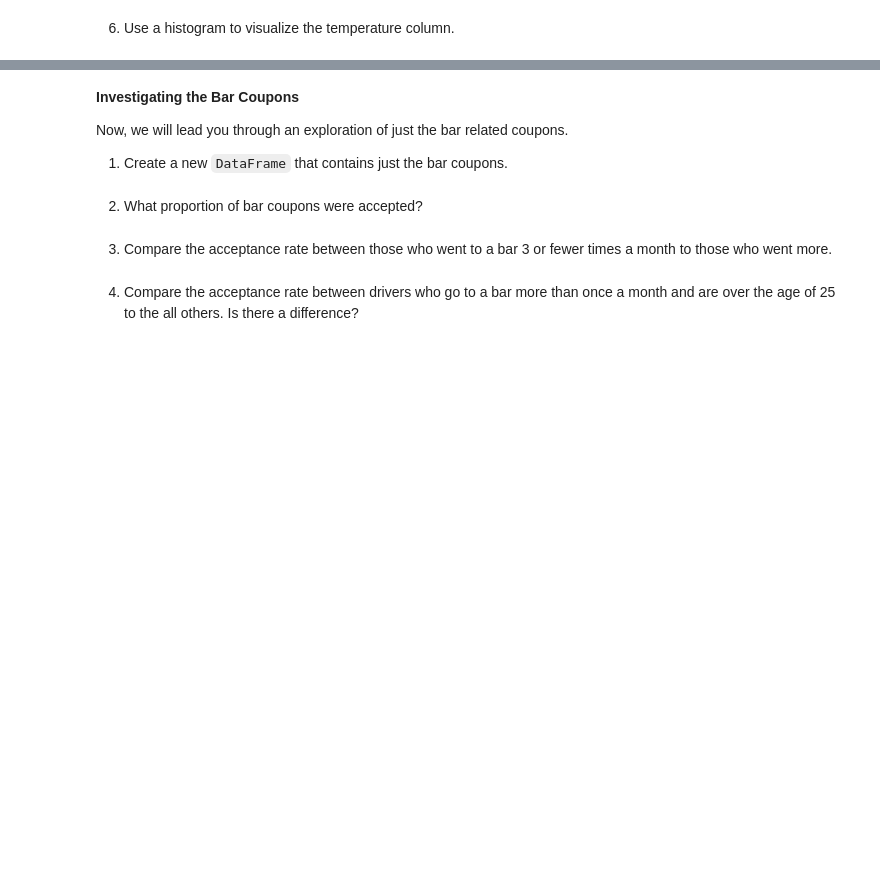
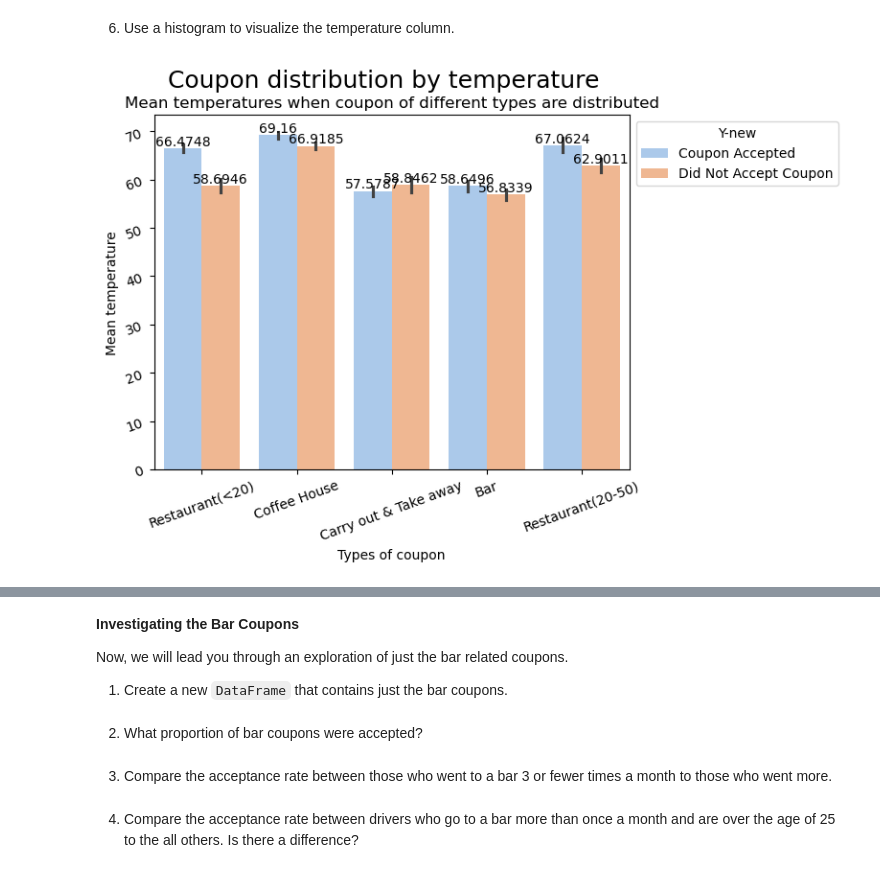
Before and after one commit to mgk2014/PCMLAI, a Jupyter notebook: coupons.ipynb, the cells around one changed output, grey strips where cells are left out. Drawn from its saved outputs; the diff is of its cells as text; code cells hidden in the pictures; blank space fills up the shorter version.

```diff
--- a/coupons.ipynb
+++ b/coupons.ipynb
@@ -158,2 +204,16 @@ clean_data.sample(2)
 # %% [markdown]
 6. Use a histogram to visualize the temperature column.
+# %%
+ax = sns.barplot(clean_data,
+                 x='coupon',
+                 y ='temperature',
+                 hue='Y-new',
+                 estimator = 'mean'
+                 )
+
+render_plot(ax, heading = 'Coupon distribution by temperature',
+                subtitle='Mean temperatures when coupon of different types are distributed',
+                xlabel = 'Types of coupon',
+                ylabel= 'Mean temperature')
+# %% [output]
+[figure, added]
```
Also changed, not shown: parts of 13 cells of this notebook.
